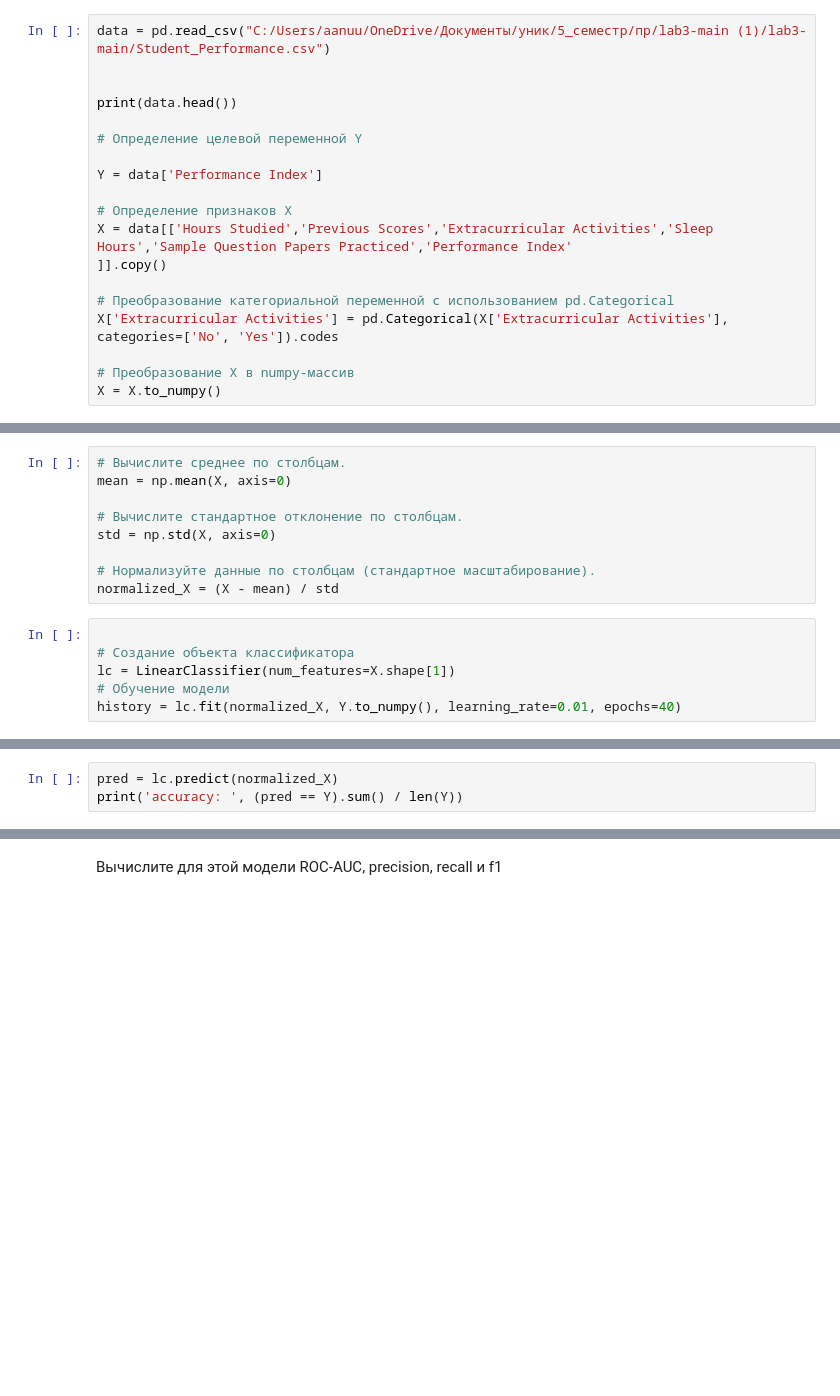
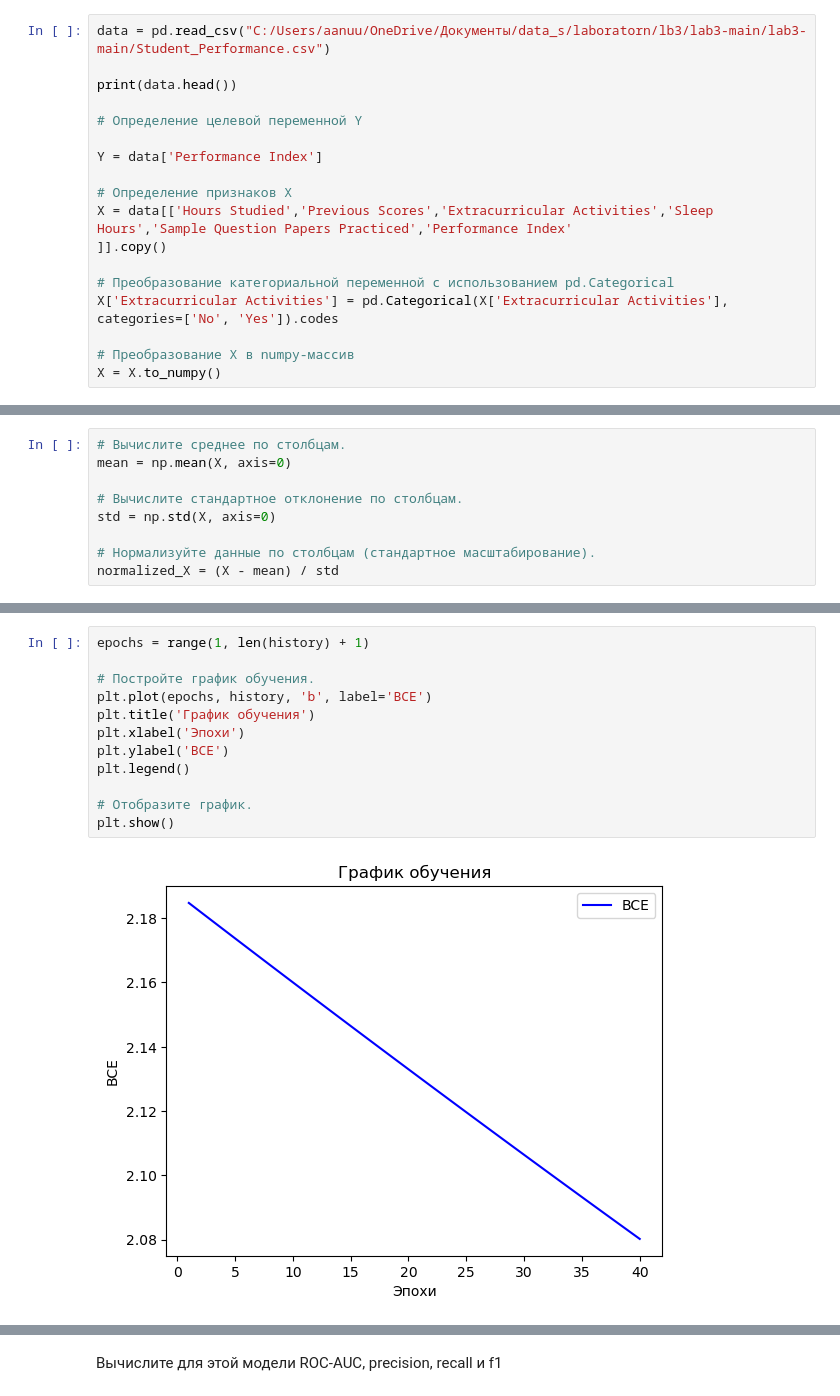
Before and after one commit to platunova-ann/lab3, a Jupyter notebook: Линейная модель и градиентный спуск.ipynb, the cells around one changed output, grey strips where cells are left out. Drawn from its saved outputs; the diff is of its cells as text; blank space fills up the shorter version.

```diff
--- a/Линейная модель и градиентный спуск.ipynb
+++ b/Линейная модель и градиентный спуск.ipynb
@@ -158,8 +157,7 @@ The Student Performance Dataset is a dataset designed to examine the factors inf
 import pandas as pd
 from sklearn.preprocessing import StandardScaler
 # %%
-data = pd.read_csv("C:/Users/aanuu/OneDrive/Документы/уник/5_семестр/пр/lab3-main (1)/lab3-main/Student_Performance.csv")
-
+data = pd.read_csv("C:/Users/aanuu/OneDrive/Документы/data_s/laboratorn/lb3/lab3-main/lab3-main/Student_Performance.csv")
 
 print(data.head())
 
@@ -250,9 +301,3 @@ std = np.std(X, axis=0)
 
 # Нормализуйте данные по столбцам (стандартное масштабирование).
 normalized_X = (X - mean) / std
-# %%
-
-# Создание объекта классификатора
-lc = LinearClassifier(num_features=X.shape[1])
-# Обучение модели
-history = lc.fit(normalized_X, Y.to_numpy(), learning_rate=0.01, epochs=40)
@@ -259,6 +310,17 @@ history = lc.fit(normalized_X, Y.to_numpy(), learning_rate=0.01, epochs=40)
 # %%
-pred = lc.predict(normalized_X)
-print('accuracy: ', (pred == Y).sum() / len(Y))
+epochs = range(1, len(history) + 1)
+
+# Постройте график обучения.
+plt.plot(epochs, history, 'b', label='BCE')
+plt.title('График обучения')
+plt.xlabel('Эпохи')
+plt.ylabel('BCE')
+plt.legend()
+
+# Отобразите график.
+plt.show()
+# %% [output]
+[figure, added]
 # %%
 pred = lc.predict(normalized_X)
 print('accuracy: ', (pred == Y).sum() / len(Y))
```
Also changed, not shown: parts of 7 cells of this notebook.
